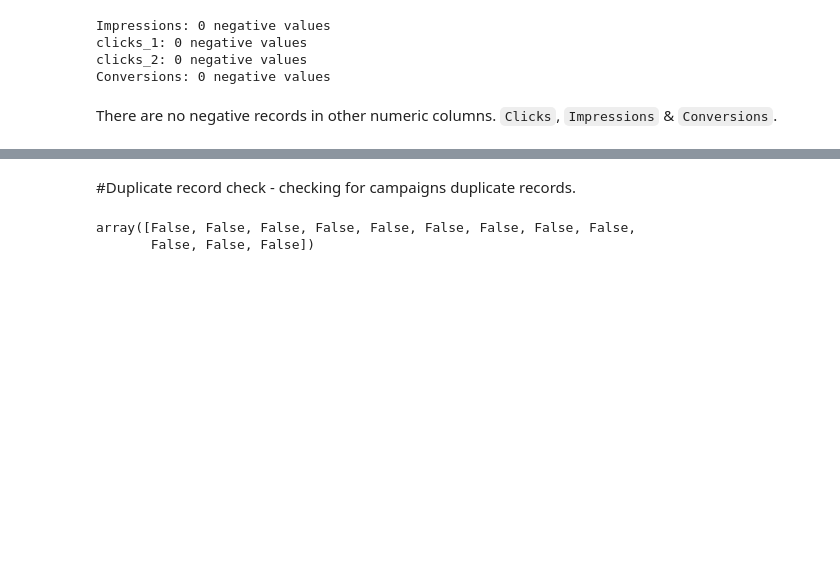
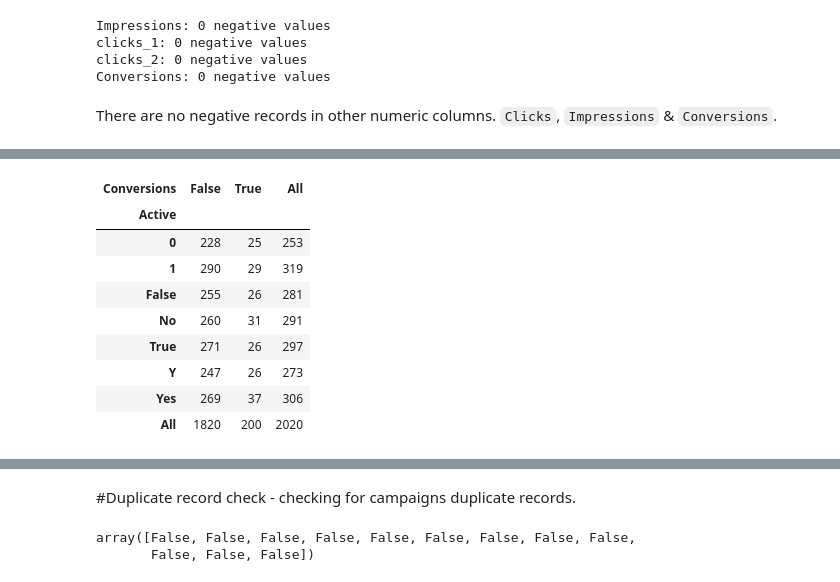
Before and after one commit to Nikita-Ravindra-Albela/Marketing_Campaign_Performance_Analysis, a Jupyter notebook: Python/Marketing_Analytics_Profiling.ipynb, the cells around one changed output, grey strips where cells are left out. Saved outputs shown, nothing was run; the diff lists cells and outputs as text; code cells hidden in the pictures; blank space fills up the shorter version.

```diff
--- a/Python/Marketing_Analytics_Profiling.ipynb
+++ b/Python/Marketing_Analytics_Profiling.ipynb
@@ -549,0 +571,19 @@ There are no negative records in other numeric columns. `Clicks`, `Impressions`
+# %%
+#Checking if there is any pattern of missingness in conversions column against active column.
+
+pd.crosstab(
+    df["Active"],
+    df["Conversions"].isna(),
+    margins=True
+)
+# %% [output]
+| Conversions | False | True | All |
+| Active |  |  |  |
+| 0 | 228 | 25 | 253 |
+| 1 | 290 | 29 | 319 |
+| False | 255 | 26 | 281 |
+| No | 260 | 31 | 291 |
+| True | 271 | 26 | 297 |
+| Y | 247 | 26 | 273 |
+| Yes | 269 | 37 | 306 |
+| All | 1820 | 200 | 2020 |
```
Also changed, not shown: parts of 2 cells of this notebook, 1 other file.
